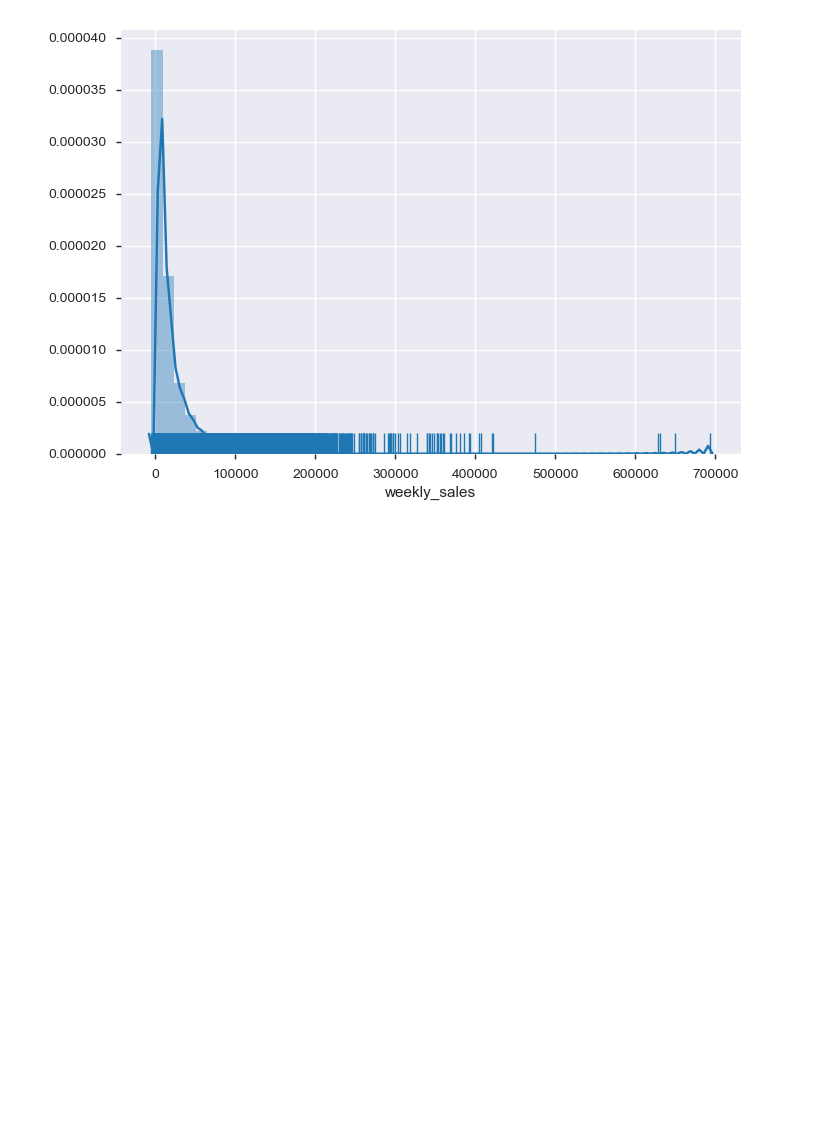
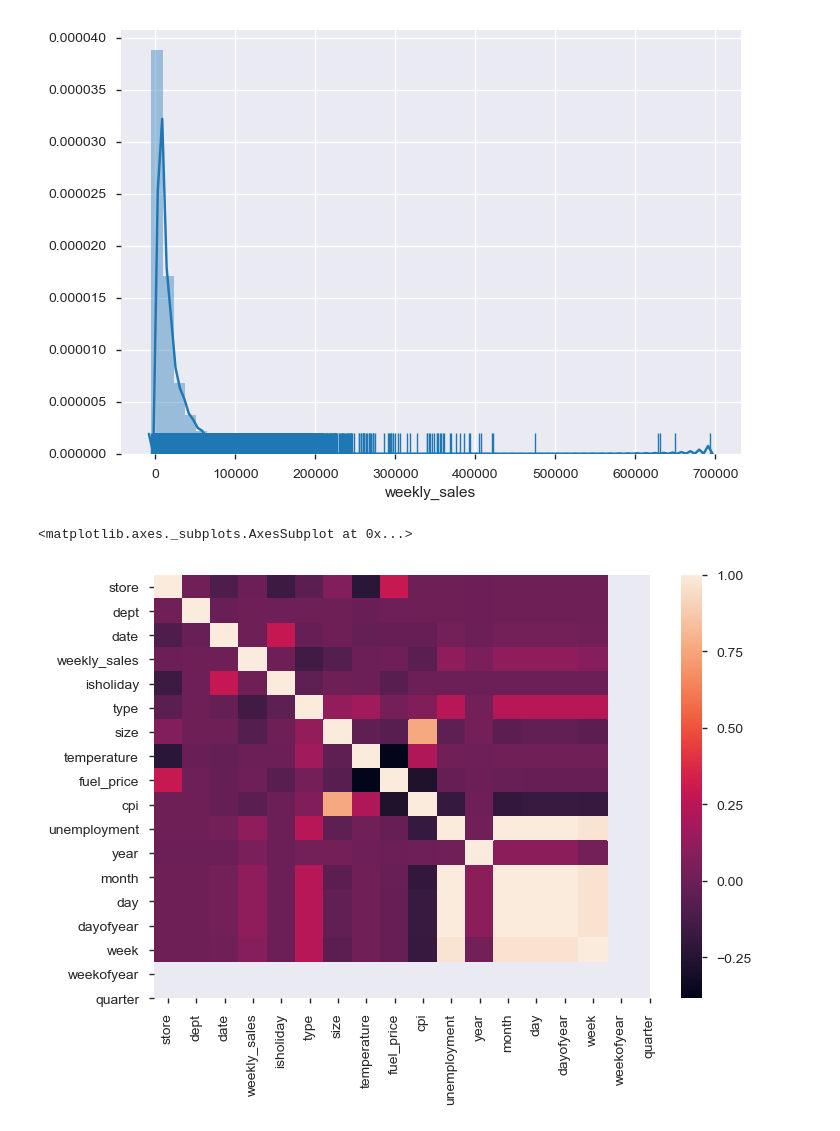
Before and after one commit to shashi29/Walmart-Kaggle-problem, a Jupyter notebook: M1.py.ipynb, the cells around one changed output. Cells and saved outputs as stored; diff of their text form; code cells hidden in the pictures; blank space fills up the shorter version.

Commit message:
update with new graph

```diff
--- a/M1.py.ipynb
+++ b/M1.py.ipynb
@@ -90,9 +95,6 @@ df_base.drop(columns=['markdown1','markdown2','markdown3','markdown4','markdown5
 # %%
 #Step 3:Pre-processing - Encode categorical variable
 #Now encode the categorical variable
-try:
-    df_base['isholiday'] = df_base['isholiday'].apply(lambda x: 1 if x == 'True' else 0)
-    cleanup = {'A':1 , 'B':2 , 'C':3}
-    df_base['type'] = df_base['type'].replace(cleanup,regex=True)
-except:
-    print("Encoding already DONE")
+
+cleanup = {'A':1 , 'B':2 , 'C':3}
+df_base['type'] = df_base['type'].replace(cleanup,regex=True)
@@ -105,3 +105,33 @@ Encoding already DONE
 e1 = sns.distplot(df_base['weekly_sales'],rug=True,kde=True)
 # %% [output]
 [figure]
+# %%
+#Feature engineering from date
+column_1 = df_base['date']
+
+temp = pd.DataFrame({"year": column_1.dt.year,
+              "month": column_1.dt.month,
+              "day": column_1.dt.day,
+              #"hour": column_1.dt.hour,
+              "dayofyear": column_1.dt.dayofyear,
+              "week": column_1.dt.week,
+              "weekofyear": column_1.dt.weekofyear,
+              #"dayofweek": column_1.dt.dayofweek,
+              #"weekday": column_1.dt.weekday,
+              "quarter": column_1.dt.quarter,
+             })
+
+df_base.reset_index(drop=True, inplace=True)
+temp.reset_index(drop=True, inplace=True)
+df_base = pd.concat([df_base,temp],axis=1)
+# %%
+#Correlation graph
+#kendall
+#pearson
+corr = df_base.corr(method='spearman')
+sns.heatmap(corr,
+        xticklabels=df_base.columns,
+        yticklabels=df_base.columns)
+# %% [output]
+<matplotlib.axes._subplots.AxesSubplot at 0x...>
+[figure, added]
```
Also changed, not shown: parts of 11 cells of this notebook.
